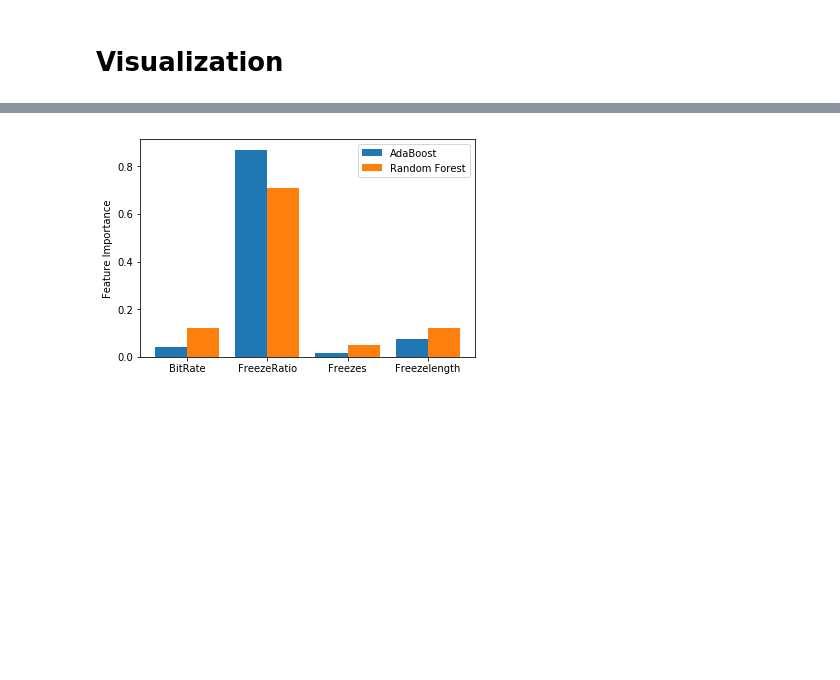
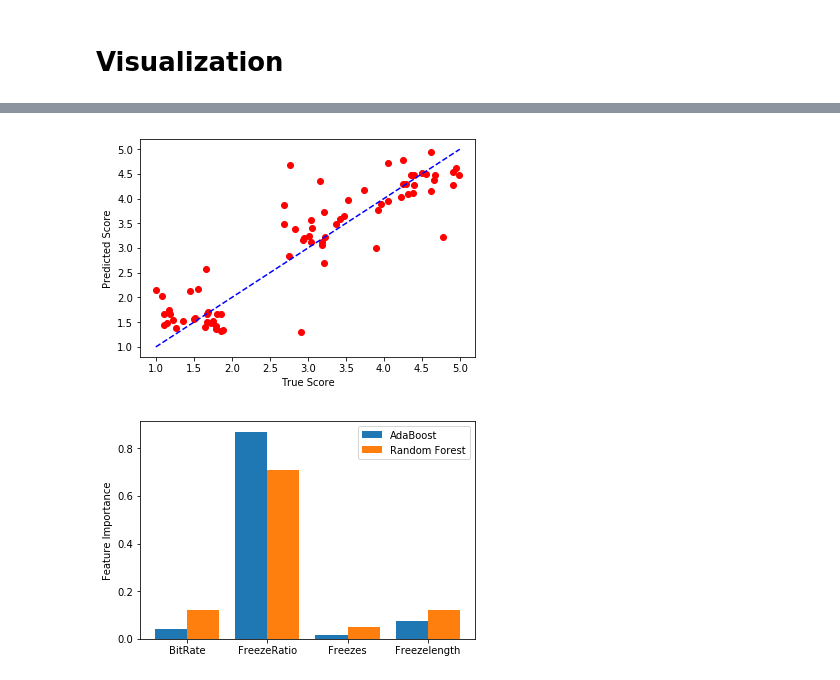
Before and after one commit to SINR-Group/VQA-Deep-Learning, a Jupyter notebook: scripts/CSE523_Regression.ipynb, the cells around one changed output, grey strips where cells are left out. Cells and saved outputs as stored; diff of their text form; code cells hidden in the pictures; blank space fills up the shorter version.

```diff
--- a/scripts/CSE523_Regression.ipynb
+++ b/scripts/CSE523_Regression.ipynb
@@ -411,3 +416,12 @@ print_results(f1, 'f1_score')
+# %%
+y_pred = best_regressors_mae['Random Forest'].fit(X_train[6], y_train[6]).predict(X_test[6])
+plt.scatter(y_test[6], y_pred, color = 'r')
+plt.plot(np.linspace(1, 5, 10), np.linspace(1, 5, 10), color='b', linestyle='dashed')
+plt.xlabel('True Score')
+plt.ylabel('Predicted Score')
+plt.show()
+# %% [output]
+[figure, added]
 # %%
 p1 = plt.bar(np.arange(len(features)), best_regressors_mse['AdaBoost'].feature_importances_, width = -0.4, align = 'edge')
 p2 = plt.bar(np.arange(len(features)), best_regressors_mse['Random Forest'].feature_importances_, width = 0.4, align = 'edge')
```
Also changed, not shown: parts of 4 cells of this notebook.
